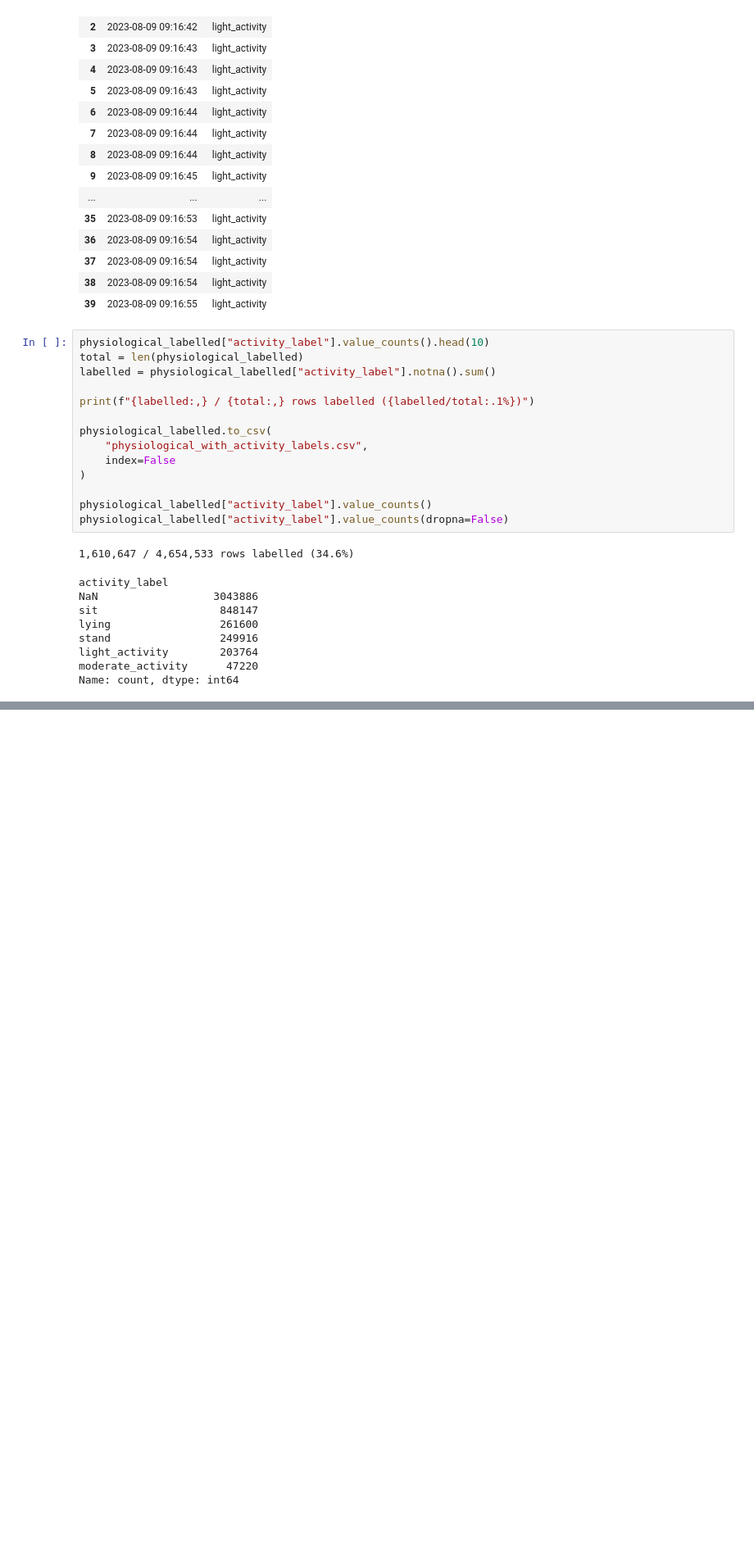
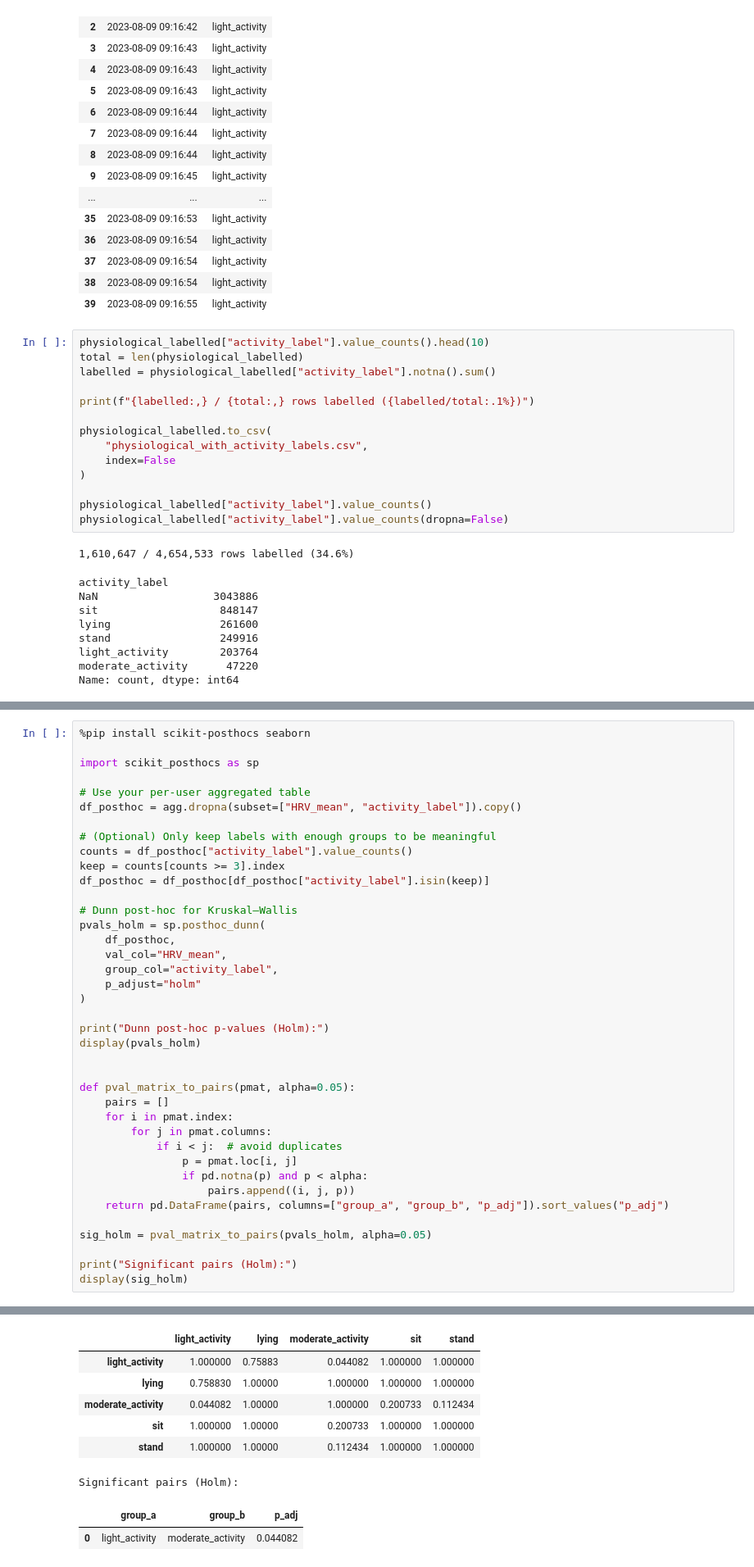
Before and after one commit to james-burdon/MDM3-dynamic-therapeutics, a Jupyter notebook: EDF_Activity_Analysis.ipynb, the cells around one changed output, grey strips where cells are left out. Shown at 82% size. Saved outputs shown, nothing was run; the diff lists cells and outputs as text; blank space fills up the shorter version.

```diff
--- a/EDF_Activity_Analysis.ipynb
+++ b/EDF_Activity_Analysis.ipynb
@@ -387,0 +495,40 @@ Name: count, dtype: int64
+# %%
+%pip install scikit-posthocs seaborn
+
+import scikit_posthocs as sp
+
+# Use your per-user aggregated table
+df_posthoc = agg.dropna(subset=["HRV_mean", "activity_label"]).copy()
+
+# (Optional) Only keep labels with enough groups to be meaningful
+counts = df_posthoc["activity_label"].value_counts()
+keep = counts[counts >= 3].index
+df_posthoc = df_posthoc[df_posthoc["activity_label"].isin(keep)]
+
+# Dunn post-hoc for Kruskal–Wallis
+pvals_holm = sp.posthoc_dunn(
+    df_posthoc,
+    val_col="HRV_mean",
+    group_col="activity_label",
+    p_adjust="holm"
+)
+
+print("Dunn post-hoc p-values (Holm):")
+display(pvals_holm)
+
+
+def pval_matrix_to_pairs(pmat, alpha=0.05):
+    pairs = []
+    for i in pmat.index:
+        for j in pmat.columns:
+            if i < j:  # avoid duplicates
+                p = pmat.loc[i, j]
+                if pd.notna(p) and p < alpha:
+                    pairs.append((i, j, p))
+    return pd.DataFrame(pairs, columns=["group_a", "group_b", "p_adj"]).sort_values("p_adj")
+
+sig_holm = pval_matrix_to_pairs(pvals_holm, alpha=0.05)
+
+print("Significant pairs (Holm):")
+display(sig_holm)
+# %% [output]
@@ -387,0 +552,9 @@ Name: count, dtype: int64
+|  | light_activity | lying | moderate_activity | sit | stand |
+| light_activity | 1.000000 | 0.75883 | 0.044082 | 1.000000 | 1.000000 |
+| lying | 0.758830 | 1.00000 | 1.000000 | 1.000000 | 1.000000 |
+| moderate_activity | 0.044082 | 1.00000 | 1.000000 | 0.200733 | 0.112434 |
+| sit | 1.000000 | 1.00000 | 0.200733 | 1.000000 | 1.000000 |
+| stand | 1.000000 | 1.00000 | 0.112434 | 1.000000 | 1.000000 |
+Significant pairs (Holm):
+|  | group_a | group_b | p_adj |
+| 0 | light_activity | moderate_activity | 0.044082 |
```
Also changed, not shown: parts of 6 cells of this notebook.
